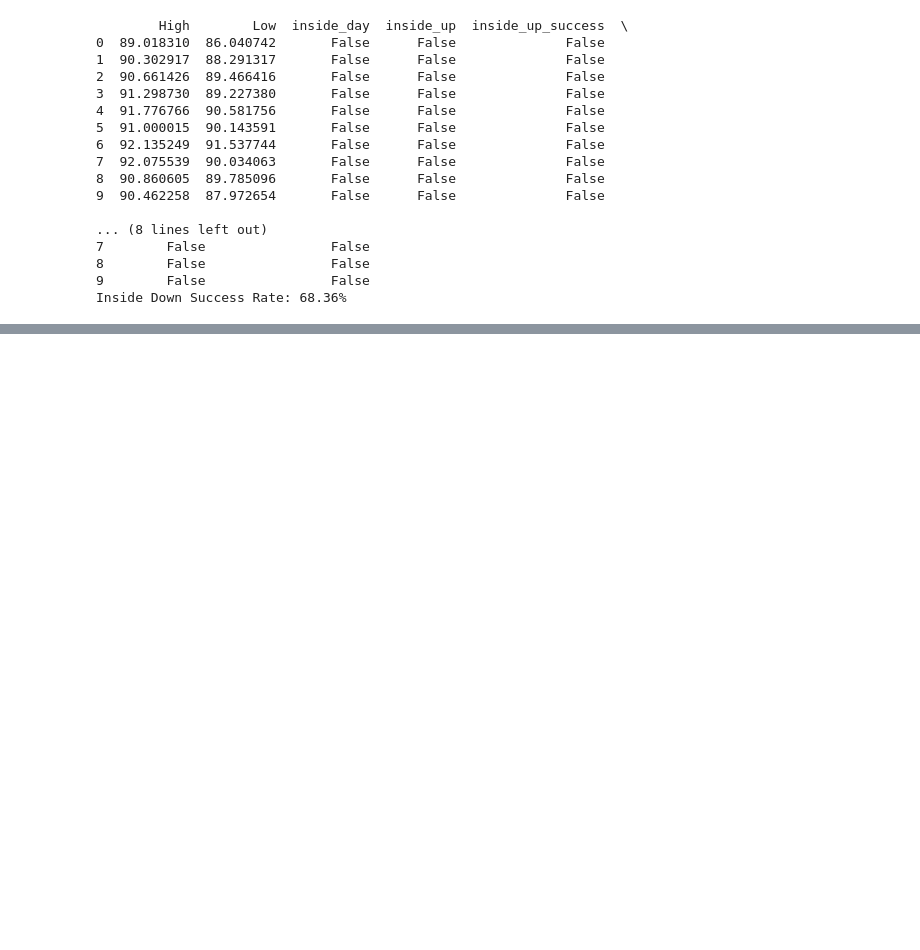
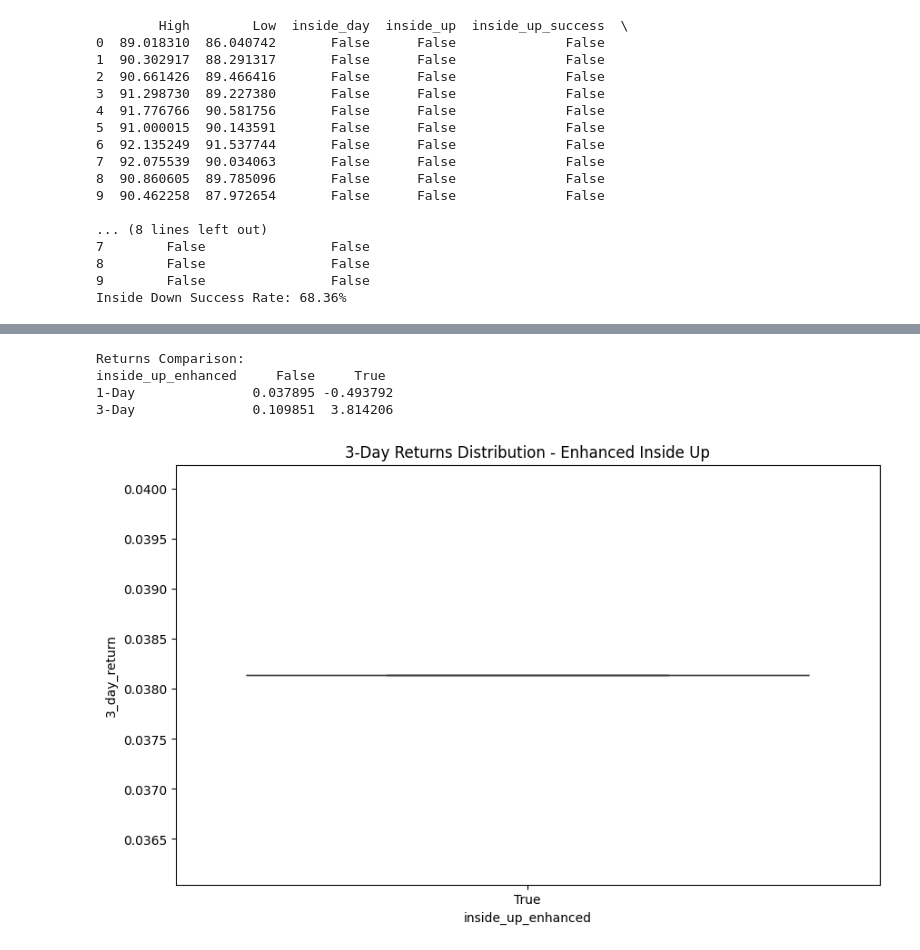
Before and after one commit to andykr1k/MarketPredictor, a Jupyter notebook: Analysis/Spy.ipynb, the cells around one changed output, grey strips where cells are left out. Saved outputs shown, nothing was run; the diff lists cells and outputs as text; code cells hidden in the pictures; blank space fills up the shorter version.

```diff
--- a/Analysis/Spy.ipynb
+++ b/Analysis/Spy.ipynb
@@ -121,0 +146,4 @@ plt.show()
+# %%
+df_spy = pd.read_csv("../Data/CleanedData.csv",
+                     parse_dates=['Unnamed: 0'], index_col='Unnamed: 0')
+df_spy.index.name = 'Date'
@@ -121,0 +266,5 @@ plt.show()
+# %%
+df_spy['RSI'] = ta.momentum.rsi(df_spy['Close'], 14)
+df_spy['inside_up_enhanced'] = df_spy['inside_up'] & (df_spy['RSI'] < 30)
+df_spy['3_day_return'] = df_spy['Close'].pct_change(3).shift(-3)
+df_spy['upper_band'], df_spy['lower_band'] = ta.volatility.bollinger_hband(df_spy['Close'], 20), ta.volatility.bollinger_lband(df_spy['Close'], 20)
@@ -121,0 +296,7 @@ plt.show()
+# %%
+df_spy['price_position'] = (df_spy['Close'] - df_spy['lower_band']) / \
+    (df_spy['upper_band'] - df_spy['lower_band'])
+
+band_analysis = df_spy[df_spy['inside_up_enhanced']].describe()[
+    'price_position']
+print(f"\nPrice Position During Enhanced Signals:\n{band_analysis}")
@@ -121,0 +314,19 @@ plt.show()
+# %%
+returns_comparison = pd.DataFrame({
+    '1-Day': df_spy.groupby('inside_up_enhanced')['next_day_return'].mean(),
+    '3-Day': df_spy.groupby('inside_up_enhanced')['3_day_return'].mean()
+}).T * 100
+
+print(f"\nReturns Comparison:\n{returns_comparison}")
+
+plt.figure(figsize=(10, 6))
+sns.boxplot(data=df_spy[df_spy['inside_up_enhanced']],
+            x='inside_up_enhanced', y='3_day_return')
+plt.title('3-Day Returns Distribution - Enhanced Inside Up')
+plt.show()
+# %% [output]
+Returns Comparison:
+inside_up_enhanced     False     True
+1-Day               0.037895 -0.493792
+3-Day               0.109851  3.814206
+[figure, added]
```
Also changed, not shown: parts of 12 cells of this notebook.
